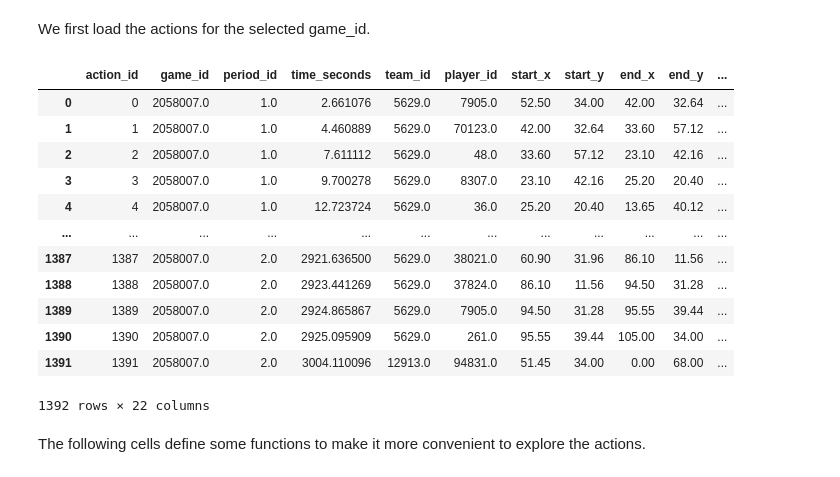
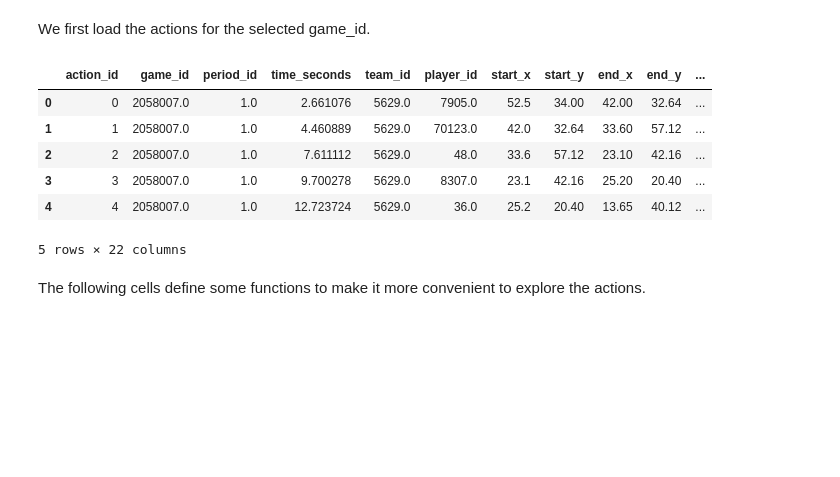
Before and after one commit to IndraTheZeus/Data_Analytics_Lab, a Jupyter notebook: tutorial2_generate_features.ipynb, the cells around one changed output. Saved outputs shown, nothing was run; the diff lists cells and outputs as text; code cells hidden in the pictures; blank space fills up the shorter version.

Commit message:
Add files via upload
Shot in next 10 actions

```diff
--- a/tutorial2_generate_features.ipynb
+++ b/tutorial2_generate_features.ipynb
@@ -231,7 +126,7 @@ The action types are:
 # %% [markdown]
 We first load the actions for the selected game_id.
 # %%
-with pd.HDFStore('/content/spadl.h5') as spadlstore:
+with pd.HDFStore('/spadl.h5') as spadlstore:
     df_actions = spadlstore[f'actions/game_{game_id}']
     df_actions = (
         df_actions.merge(spadlstore['actiontypes'], how='left')
@@ -244,21 +139,15 @@ with pd.HDFStore('/content/spadl.h5') as spadlstore:
     )
 # %%
 # Look at first 5 actions of the match
-df_actions
+df_actions[:5]
 # %% [output]
 |  | action_id | game_id | period_id | time_seconds | team_id | player_id | start_x | start_y | end_x | end_y | ... |
-| 0 | 0 | 2058007.0 | 1.0 | 2.661076 | 5629.0 | 7905.0 | 52.50 | 34.00 | 42.00 | 32.64 | ... |
-| 1 | 1 | 2058007.0 | 1.0 | 4.460889 | 5629.0 | 70123.0 | 42.00 | 32.64 | 33.60 | 57.12 | ... |
-| 2 | 2 | 2058007.0 | 1.0 | 7.611112 | 5629.0 | 48.0 | 33.60 | 57.12 | 23.10 | 42.16 | ... |
-| 3 | 3 | 2058007.0 | 1.0 | 9.700278 | 5629.0 | 8307.0 | 23.10 | 42.16 | 25.20 | 20.40 | ... |
-| 4 | 4 | 2058007.0 | 1.0 | 12.723724 | 5629.0 | 36.0 | 25.20 | 20.40 | 13.65 | 40.12 | ... |
-| ... | ... | ... | ... | ... | ... | ... | ... | ... | ... | ... | ... |
-| 1387 | 1387 | 2058007.0 | 2.0 | 2921.636500 | 5629.0 | 38021.0 | 60.90 | 31.96 | 86.10 | 11.56 | ... |
-| 1388 | 1388 | 2058007.0 | 2.0 | 2923.441269 | 5629.0 | 37824.0 | 86.10 | 11.56 | 94.50 | 31.28 | ... |
-| 1389 | 1389 | 2058007.0 | 2.0 | 2924.865867 | 5629.0 | 7905.0 | 94.50 | 31.28 | 95.55 | 39.44 | ... |
-| 1390 | 1390 | 2058007.0 | 2.0 | 2925.095909 | 5629.0 | 261.0 | 95.55 | 39.44 | 105.00 | 34.00 | ... |
-| 1391 | 1391 | 2058007.0 | 2.0 | 3004.110096 | 12913.0 | 94831.0 | 51.45 | 34.00 | 0.00 | 68.00 | ... |
+| 0 | 0 | 2058007.0 | 1.0 | 2.661076 | 5629.0 | 7905.0 | 52.5 | 34.00 | 42.00 | 32.64 | ... |
+| 1 | 1 | 2058007.0 | 1.0 | 4.460889 | 5629.0 | 70123.0 | 42.0 | 32.64 | 33.60 | 57.12 | ... |
+| 2 | 2 | 2058007.0 | 1.0 | 7.611112 | 5629.0 | 48.0 | 33.6 | 57.12 | 23.10 | 42.16 | ... |
+| 3 | 3 | 2058007.0 | 1.0 | 9.700278 | 5629.0 | 8307.0 | 23.1 | 42.16 | 25.20 | 20.40 | ... |
+| 4 | 4 | 2058007.0 | 1.0 | 12.723724 | 5629.0 | 36.0 | 25.2 | 20.40 | 13.65 | 40.12 | ... |
-1392 rows × 22 columns
+5 rows × 22 columns
 # %% [markdown]
 The following cells define some functions to make it more convenient to explore the actions.
 # %%
```
Also changed, not shown: parts of 17 cells of this notebook.
